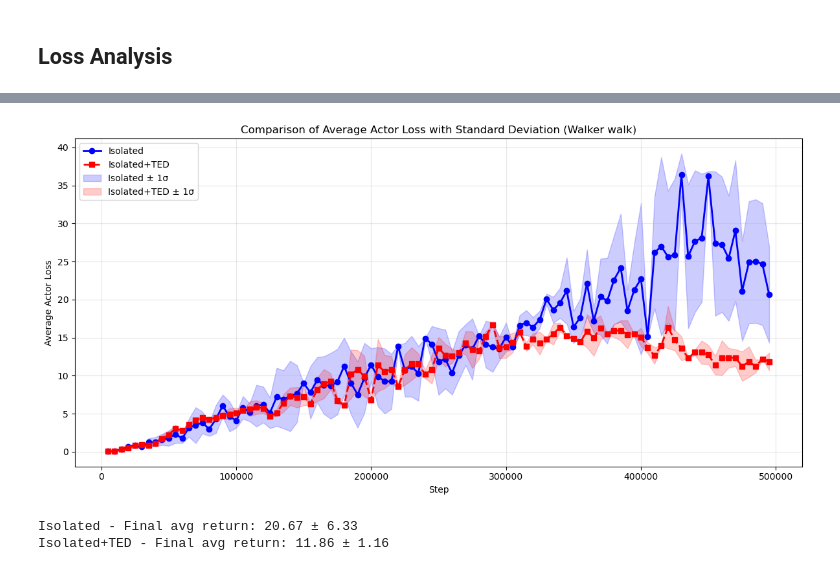
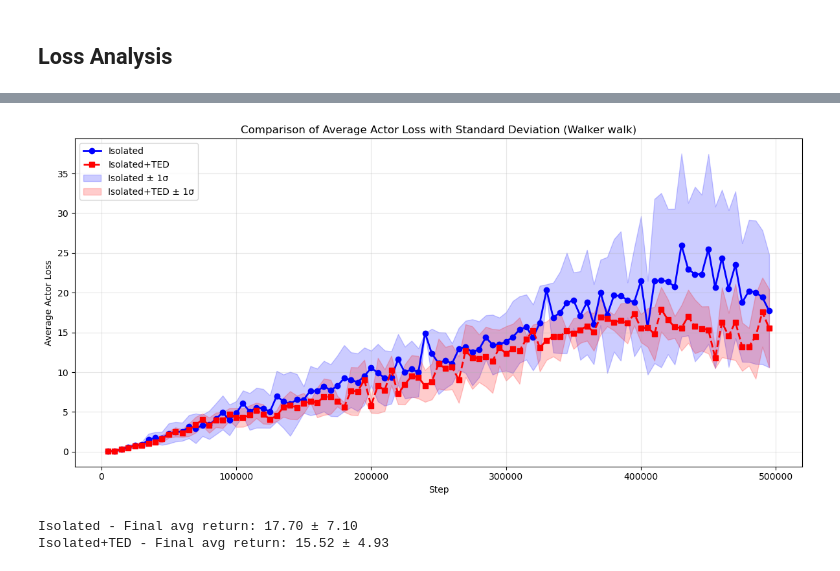
Before and after one commit to ChenFengTsai/MBRL_with_Isolated_Imaginations, a Jupyter notebook: metric.ipynb, the cells around one changed output, grey strips where cells are left out. Drawn from its saved outputs; the diff is of its cells as text; code cells hidden in the pictures.

```diff
--- a/metric.ipynb
+++ b/metric.ipynb
@@ -421,13 +425,17 @@ def compute_avg_returns_with_std(file_paths):
 file_paths_1 = ['/storage/ssd1/richtsai1103/iso_ted/log/dmcbg_walker_walk/iso_1/metrics.jsonl',
               '/storage/ssd1/richtsai1103/iso_ted/log/dmcbg_walker_walk/iso/metrics.jsonl',
               '/storage/ssd1/richtsai1103/iso_ted/log/dmcbg_walker_walk/iso_2/metrics.jsonl',
-              '/storage/ssd1/richtsai1103/iso_ted/log/dmcbg_walker_walk/iso_3/metrics.jsonl']
+              '/storage/ssd1/richtsai1103/iso_ted/log/dmcbg_walker_walk/iso_3/metrics.jsonl',
+              '/storage/ssd1/richtsai1103/iso_ted/log/dmcbg_walker_walk/iso_5/metrics.jsonl',
+              '/storage/ssd1/richtsai1103/iso_ted/log/dmcbg_walker_walk/iso_6/metrics.jsonl',
+              '/storage/ssd1/richtsai1103/iso_ted/log/dmcbg_walker_walk/iso_7/metrics.jsonl']
 
 # Group 2: iso+ted
 file_paths_2 = ['/storage/ssd1/richtsai1103/iso_ted/log/dmcbg_walker_walk/iso_ted_1/metrics.jsonl',
               '/storage/ssd1/richtsai1103/iso_ted/log/dmcbg_walker_walk/iso_ted/metrics.jsonl',
               '/storage/ssd1/richtsai1103/iso_ted/log/dmcbg_walker_walk/iso_ted_2/metrics.jsonl',
-              '/storage/ssd1/richtsai1103/iso_ted/log/dmcbg_walker_walk/iso_ted_2/metrics.jsonl']
+              '/storage/ssd1/richtsai1103/iso_ted/log/dmcbg_walker_walk/iso_ted_3/metrics.jsonl',
+              '/storage/ssd1/richtsai1103/iso_ted/log/dmcbg_walker_walk/iso_ted_5/metrics.jsonl']
 
 # Compute average returns and standard deviations for both groups
 steps_1, avg_returns_1, std_returns_1 = compute_avg_returns_with_std(file_paths_1)
@@ -435,34 +443,34 @@ steps_2, avg_returns_2, std_returns_2 = compute_avg_returns_with_std(file_paths_
 
 # Convert to numpy arrays for easier manipulation
 steps_1, avg_returns_1, std_returns_1 = np.array(steps_1), np.array(avg_returns_1), np.array(std_returns_1)
 steps_2, avg_returns_2, std_returns_2 = np.array(steps_2), np.array(avg_returns_2), np.array(std_returns_2)
 
 # Plotting
 plt.figure(figsize=(12, 6))
 
 # Plot mean lines
 plt.plot(steps_1, avg_returns_1, marker='o', linestyle='-', label='Isolated', color='blue', linewidth=2)
 plt.plot(steps_2, avg_returns_2, marker='s', linestyle='--', label='Isolated+TED', color='red', linewidth=2)
 
 # Add shaded regions for standard deviation
 plt.fill_between(steps_1, avg_returns_1 - std_returns_1, avg_returns_1 + std_returns_1,
                  alpha=0.2, color='blue', label='Isolated ± 1σ')
 plt.fill_between(steps_2, avg_returns_2 - std_returns_2, avg_returns_2 + std_returns_2,
                  alpha=0.2, color='red', label='Isolated+TED ± 1σ')
 
 plt.xlabel('Step')
 plt.ylabel('Average Actor Loss')
 plt.title('Comparison of Average Actor Loss with Standard Deviation (Walker walk)')
 plt.legend()
 plt.grid(True, alpha=0.3)
 plt.tight_layout()
 plt.show()
 
 # Optional: Print some statistics
 print(f"Isolated - Final avg return: {avg_returns_1[-1]:.2f} ± {std_returns_1[-1]:.2f}")
 print(f"Isolated+TED - Final avg return: {avg_returns_2[-1]:.2f} ± {std_returns_2[-1]:.2f}")
 # %% [output]
-[figure, old version]
+[figure, new version]
-Isolated - Final avg return: 20.67 ± 6.33
-Isolated+TED - Final avg return: 11.86 ± 1.16
+Isolated - Final avg return: 17.70 ± 7.10
+Isolated+TED - Final avg return: 15.52 ± 4.93
 # %%
```
Also changed, not shown: parts of 12 cells of this notebook, 11 other files.
